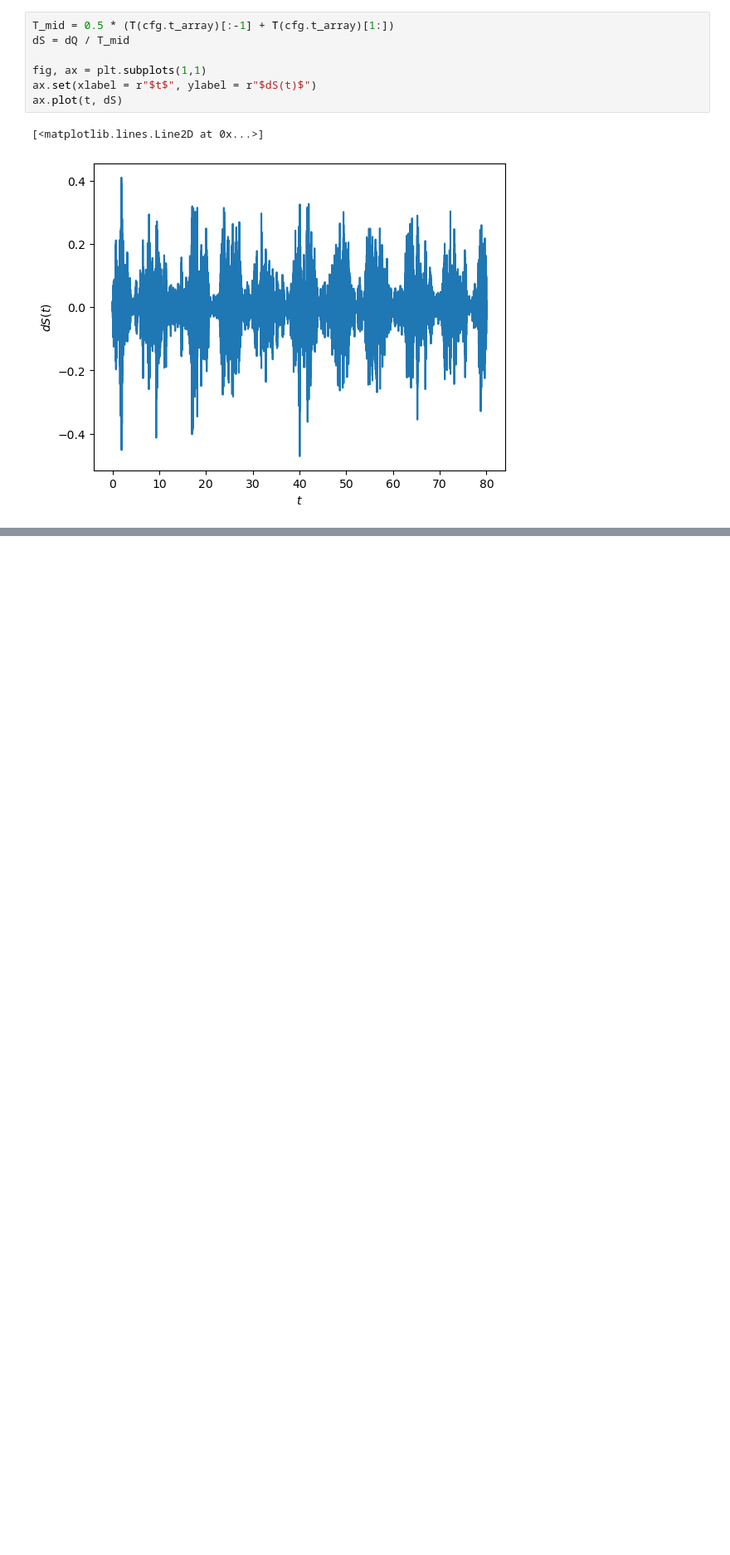
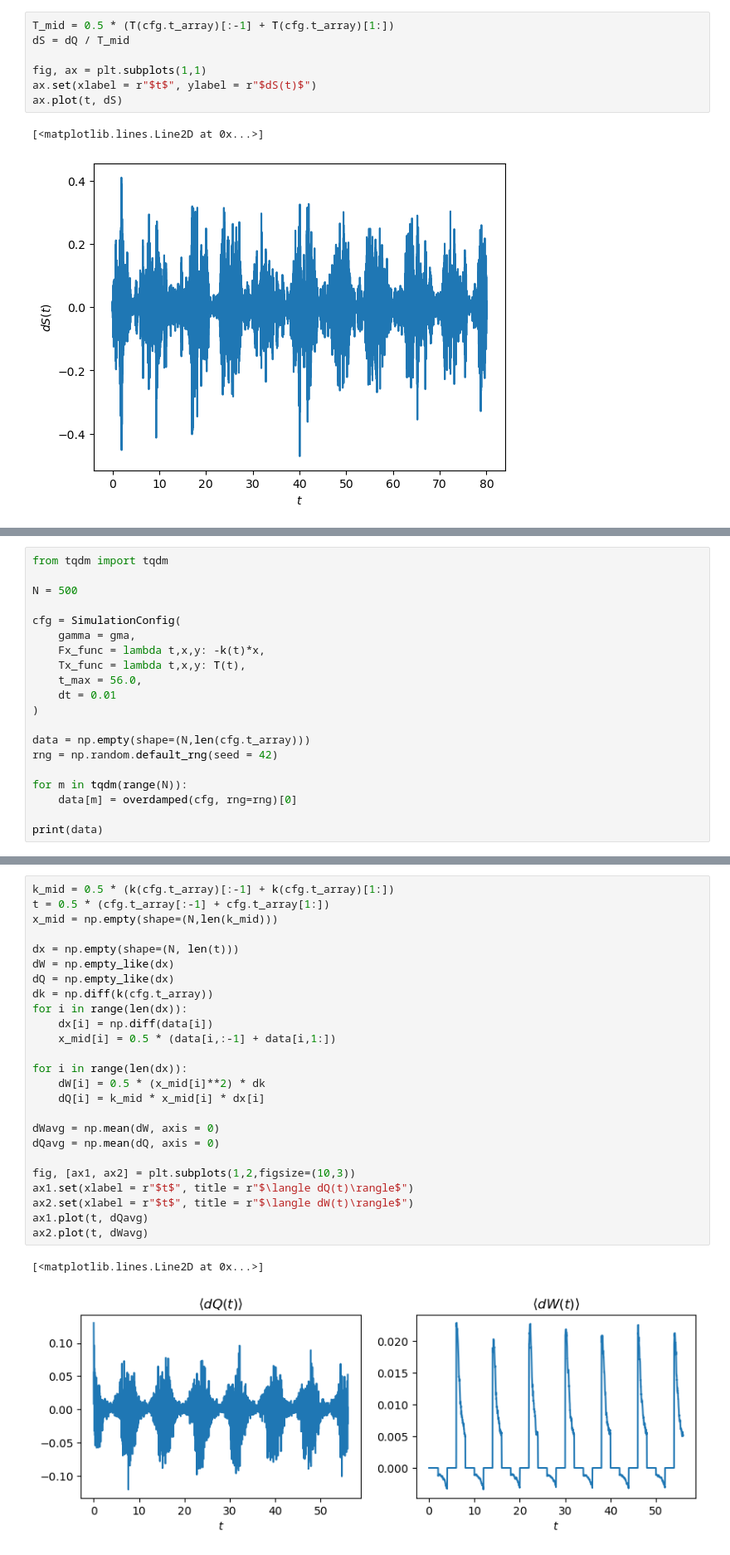
Before and after one commit to Ben-Janda/Molecular-Motor, a Jupyter notebook: 03_Stirling-engine.ipynb, the cells around one changed output, grey strips where cells are left out. Shown at 83% size. Saved outputs shown, nothing was run; the diff lists cells and outputs as text; blank space fills up the shorter version.

```diff
--- a/03_Stirling-engine.ipynb
+++ b/03_Stirling-engine.ipynb
@@ -125,0 +130,20 @@ ax.plot(t, dS)
+# %%
+from tqdm import tqdm
+
+N = 500
+
+cfg = SimulationConfig(
+    gamma = gma,
+    Fx_func = lambda t,x,y: -k(t)*x,
+    Tx_func = lambda t,x,y: T(t),
+    t_max = 56.0,
+    dt = 0.01
+)
+
+data = np.empty(shape=(N,len(cfg.t_array)))
+rng = np.random.default_rng(seed = 42)
+
+for m in tqdm(range(N)):
+    data[m] = overdamped(cfg, rng=rng)[0]
+
+print(data)
@@ -125,0 +164,28 @@ ax.plot(t, dS)
+# %%
+k_mid = 0.5 * (k(cfg.t_array)[:-1] + k(cfg.t_array)[1:])
+t = 0.5 * (cfg.t_array[:-1] + cfg.t_array[1:])
+x_mid = np.empty(shape=(N,len(k_mid)))
+
+dx = np.empty(shape=(N, len(t)))
+dW = np.empty_like(dx)
+dQ = np.empty_like(dx)
+dk = np.diff(k(cfg.t_array))
+for i in range(len(dx)):
+    dx[i] = np.diff(data[i])
+    x_mid[i] = 0.5 * (data[i,:-1] + data[i,1:])
+
+for i in range(len(dx)):
+    dW[i] = 0.5 * (x_mid[i]**2) * dk
+    dQ[i] = k_mid * x_mid[i] * dx[i]
+
+dWavg = np.mean(dW, axis = 0)
+dQavg = np.mean(dQ, axis = 0)
+
+fig, [ax1, ax2] = plt.subplots(1,2,figsize=(10,3))
+ax1.set(xlabel = r"$t$", title = r"$\langle dQ(t)\rangle$")
+ax2.set(xlabel = r"$t$", title = r"$\langle dW(t)\rangle$")
+ax1.plot(t, dQavg)
+ax2.plot(t, dWavg)
+# %% [output]
+[<matplotlib.lines.Line2D at 0x...>]
+[figure, added]
```
Also changed, not shown: parts of 4 cells of this notebook.
